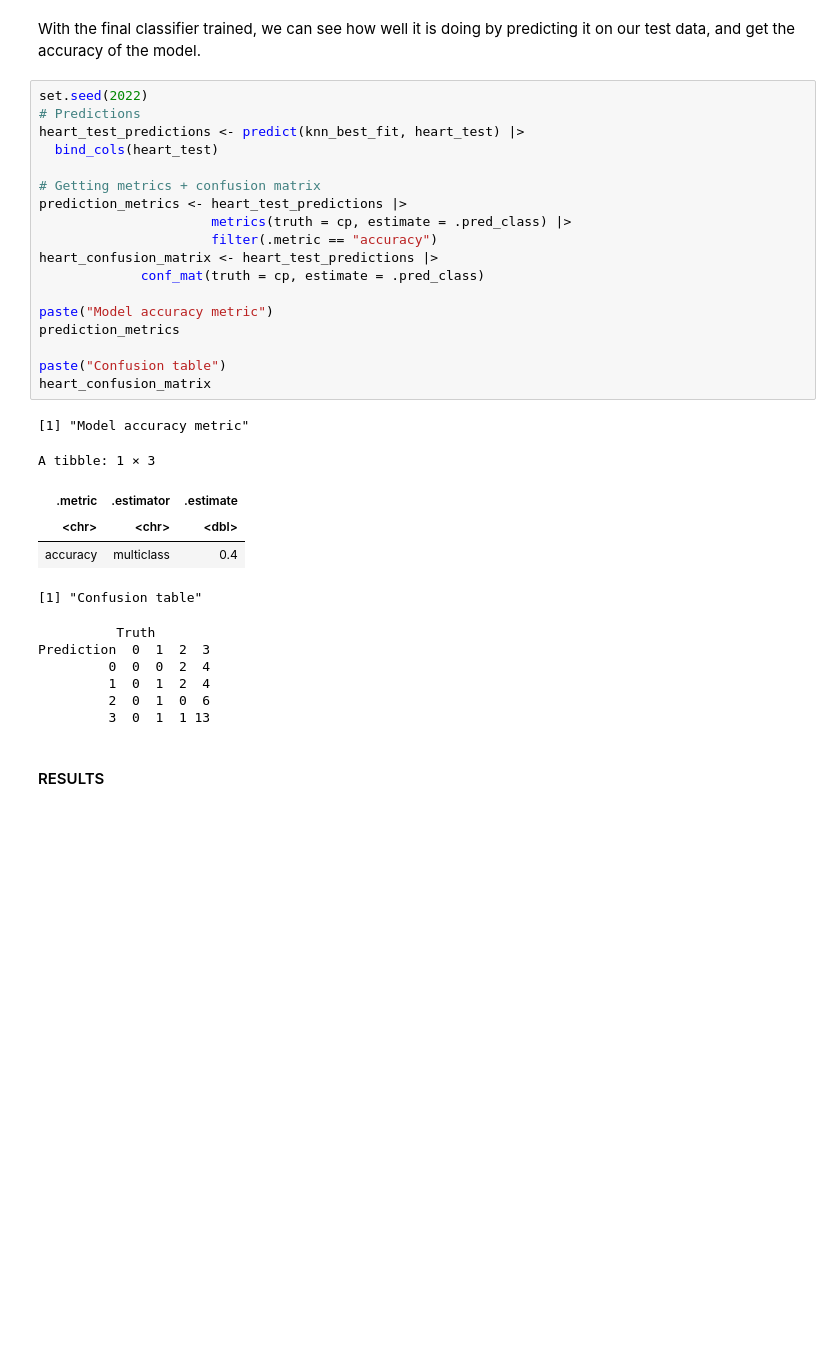
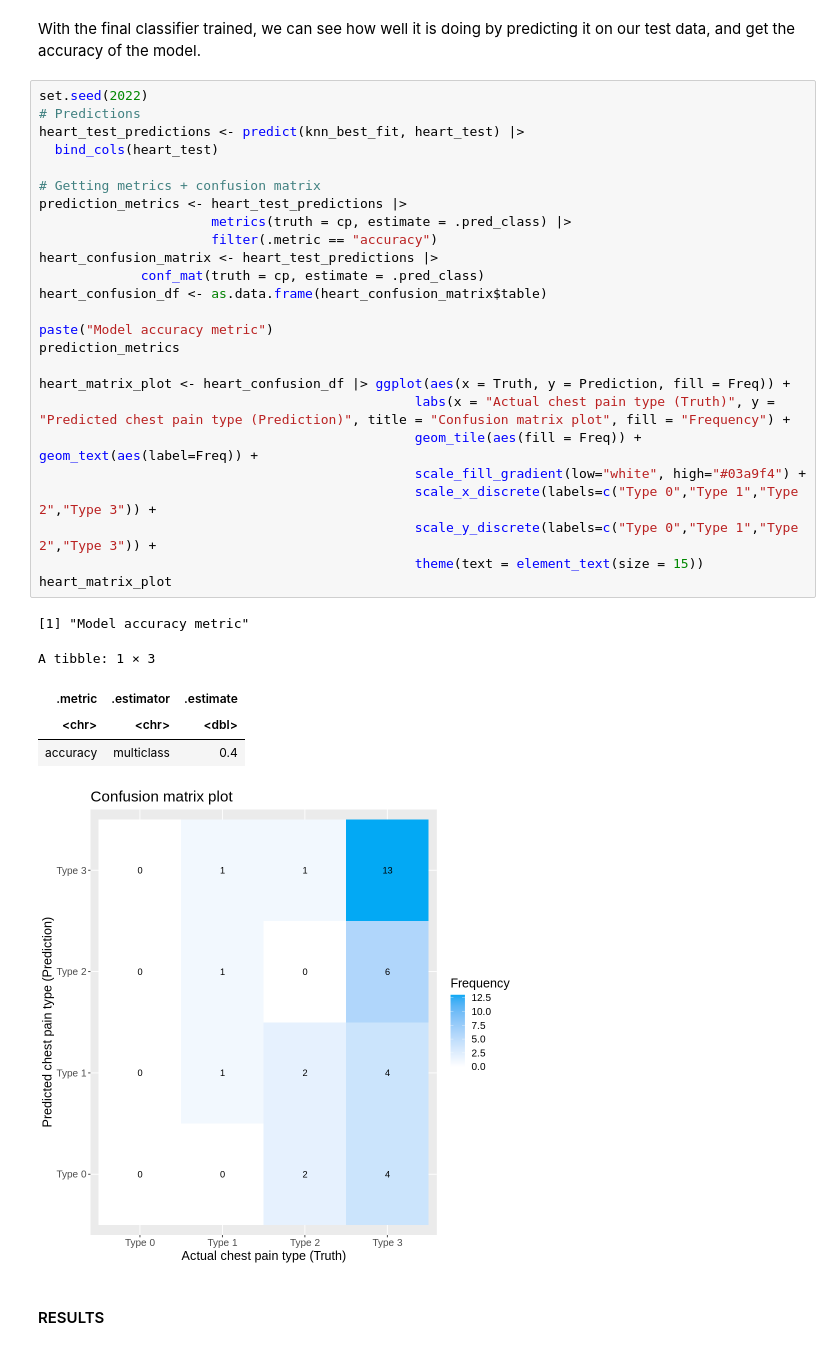
Before and after one commit to beandumplings/dsci_100_group143_project, a Jupyter notebook: Group143_Project.ipynb, the cells around one changed output. Cells and saved outputs as stored; diff of their text form; blank space fills up the shorter version.

```diff
--- a/Group143_Project.ipynb
+++ b/Group143_Project.ipynb
@@ -259,34 +261,35 @@ With the final classifier trained, we can see how well it is doing by predicting
 # %%
 set.seed(2022)
 # Predictions
 heart_test_predictions <- predict(knn_best_fit, heart_test) |>
   bind_cols(heart_test)
 
 # Getting metrics + confusion matrix
 prediction_metrics <- heart_test_predictions |>
                       metrics(truth = cp, estimate = .pred_class) |>
                       filter(.metric == "accuracy")
 heart_confusion_matrix <- heart_test_predictions |>
              conf_mat(truth = cp, estimate = .pred_class)
+heart_confusion_df <- as.data.frame(heart_confusion_matrix$table)
 
 paste("Model accuracy metric")
 prediction_metrics
 
-paste("Confusion table")
-heart_confusion_matrix
+heart_matrix_plot <- heart_confusion_df |> ggplot(aes(x = Truth, y = Prediction, fill = Freq)) +
+                                                labs(x = "Actual chest pain type (Truth)", y = "Predicted chest pain type (Prediction)", title = "Confusion matrix plot", fill = "Frequency") +
+                                                geom_tile(aes(fill = Freq)) + geom_text(aes(label=Freq)) +
+                                                scale_fill_gradient(low="white", high="#03a9f4") +
+                                                scale_x_discrete(labels=c("Type 0","Type 1","Type 2","Type 3")) +
+                                                scale_y_discrete(labels=c("Type 0","Type 1","Type 2","Type 3")) +
+                                                theme(text = element_text(size = 15))
+heart_matrix_plot
 # %% [output]
 [1] "Model accuracy metric"
 A tibble: 1 × 3
 | .metric | .estimator | .estimate |
 | <chr> | <chr> | <dbl> |
 | accuracy | multiclass | 0.4 |
-[1] "Confusion table"
-          Truth
-Prediction  0  1  2  3
-         0  0  0  2  4
-         1  0  1  2  4
-         2  0  1  0  6
-         3  0  1  1 13
+[figure, added]
 # %% [markdown]
 #### RESULTS
 # %% [markdown]
```
Also changed, not shown: parts of 3 cells of this notebook.
